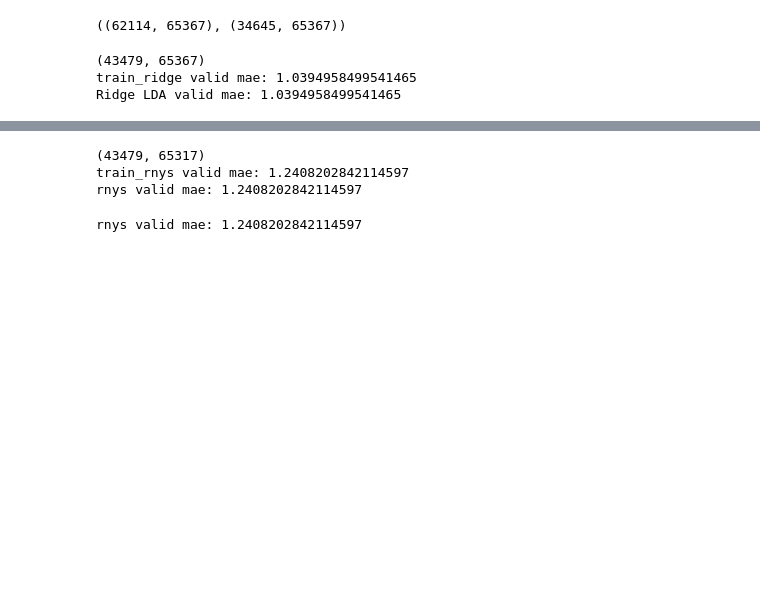
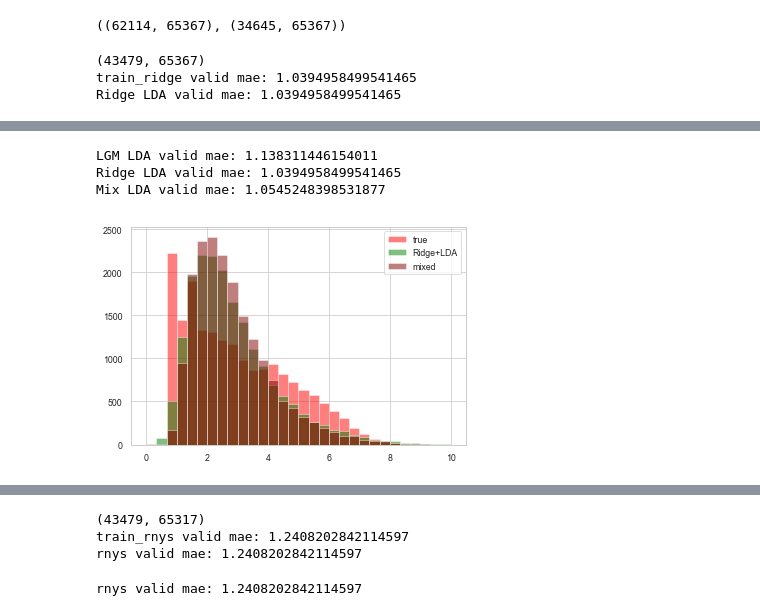
Before and after one commit to eldaniz/mlcourse.ai, a Jupyter notebook: jupyter_english/assignments_fall2018/nmf_18_11_2018_19_14_05.ipynb, the cells around one changed output, grey strips where cells are left out. Cells and saved outputs as stored; diff of their text form; code cells hidden in the pictures; blank space fills up the shorter version.

```diff
--- a/jupyter_english/assignments_fall2018/nmf_18_11_2018_19_14_05.ipynb
+++ b/jupyter_english/assignments_fall2018/nmf_18_11_2018_19_14_05.ipynb
@@ -1121,4 +1121,23 @@ Training until validation scores don't improve for 20 rounds.
 # %%
 # 30: 1.0389627183545576
+# %%
+coef_1 = 0.6
+coef_2 = 0.4
+
+mix_lda_pred = coef_1 * lgb_lda_pred + coef_2 * ridge_lda_pred
+
+print('LGM LDA valid mae: {}'.format(lgm_lda_experiment['valid_mae']))
+print('Ridge LDA valid mae: {}'.format(ridge_lda_experiment['valid_mae']))
+print('Mix LDA valid mae: {}'.format(mean_absolute_error(y_valid_with_lda, mix_lda_pred)))
+
+plt.hist(y_valid, bins=30, alpha=.5, color='red', label='true', range=(0,10));
+plt.hist(ridge_lda_pred, bins=30, alpha=.5, color='green', label='Ridge+LDA', range=(0,10));
+plt.hist(mix_lda_pred, bins=30, alpha=.5, color='maroon', label='mixed', range=(0,10));
+plt.legend();
+# %% [output]
+LGM LDA valid mae: 1.138311446154011
+Ridge LDA valid mae: 1.0394958499541465
+Mix LDA valid mae: 1.0545248398531877
+[figure, added]
 # %%
 # <----------------------------- LDA -------------------------------------
```
Also changed, not shown: parts of 4 cells of this notebook, 2 other files.
